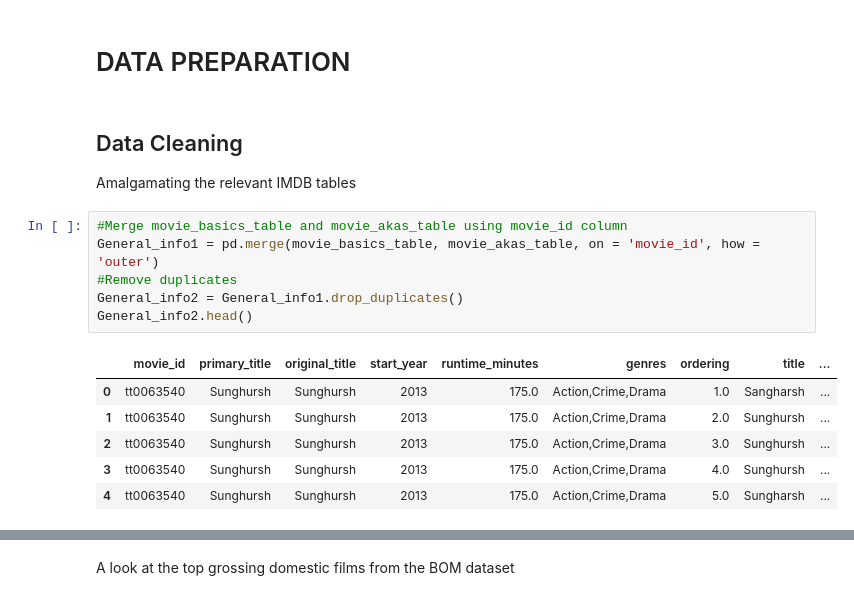
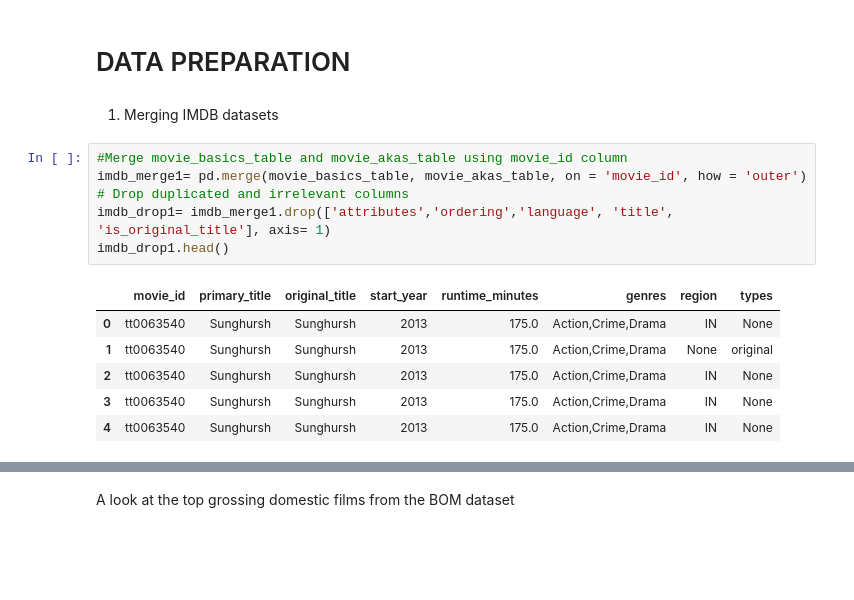
Before and after one commit to Aachiko/Microsoft-Movie-Market-Analysis, a Jupyter notebook: phase_1_project.ipynb, the cells around one changed output, grey strips where cells are left out. Drawn from its saved outputs; the diff is of its cells as text; blank space fills up the shorter version.

Commit message:
Add files via upload
selected datasets

```diff
--- a/phase_1_project.ipynb
+++ b/phase_1_project.ipynb
@@ -236,19 +197,18 @@ movie_budgets.head()
 | 4 | 5 | Dec 15, 2017 | Star Wars Ep. VIII: The Last Jedi | $317,000,000 | $620,181,382 | $1,316,721,747 |
 # %% [markdown]
 # DATA PREPARATION
-# %% [markdown]
-## Data Cleaning
-Amalgamating the relevant IMDB tables
+# %% [markdown]
+1. Merging IMDB datasets
 # %%
 #Merge movie_basics_table and movie_akas_table using movie_id column
-General_info1 = pd.merge(movie_basics_table, movie_akas_table, on = 'movie_id', how = 'outer')
-#Remove duplicates
-General_info2 = General_info1.drop_duplicates()
-General_info2.head()
+imdb_merge1= pd.merge(movie_basics_table, movie_akas_table, on = 'movie_id', how = 'outer')
+# Drop duplicated and irrelevant columns
+imdb_drop1= imdb_merge1.drop(['attributes','ordering','language', 'title', 'is_original_title'], axis= 1)
+imdb_drop1.head()
 # %% [output]
-|  | movie_id | primary_title | original_title | start_year | runtime_minutes | genres | ordering | title | ... |
-| 0 | tt0063540 | Sunghursh | Sunghursh | 2013 | 175.0 | Action,Crime,Drama | 1.0 | Sangharsh | ... |
-| 1 | tt0063540 | Sunghursh | Sunghursh | 2013 | 175.0 | Action,Crime,Drama | 2.0 | Sunghursh | ... |
-| 2 | tt0063540 | Sunghursh | Sunghursh | 2013 | 175.0 | Action,Crime,Drama | 3.0 | Sunghursh | ... |
-| 3 | tt0063540 | Sunghursh | Sunghursh | 2013 | 175.0 | Action,Crime,Drama | 4.0 | Sunghursh | ... |
-| 4 | tt0063540 | Sunghursh | Sunghursh | 2013 | 175.0 | Action,Crime,Drama | 5.0 | Sungharsh | ... |
+|  | movie_id | primary_title | original_title | start_year | runtime_minutes | genres | region | types |
+| 0 | tt0063540 | Sunghursh | Sunghursh | 2013 | 175.0 | Action,Crime,Drama | IN | None |
+| 1 | tt0063540 | Sunghursh | Sunghursh | 2013 | 175.0 | Action,Crime,Drama | None | original |
+| 2 | tt0063540 | Sunghursh | Sunghursh | 2013 | 175.0 | Action,Crime,Drama | IN | None |
+| 3 | tt0063540 | Sunghursh | Sunghursh | 2013 | 175.0 | Action,Crime,Drama | IN | None |
+| 4 | tt0063540 | Sunghursh | Sunghursh | 2013 | 175.0 | Action,Crime,Drama | IN | None |
```
Also changed, not shown: parts of 26 cells of this notebook.
